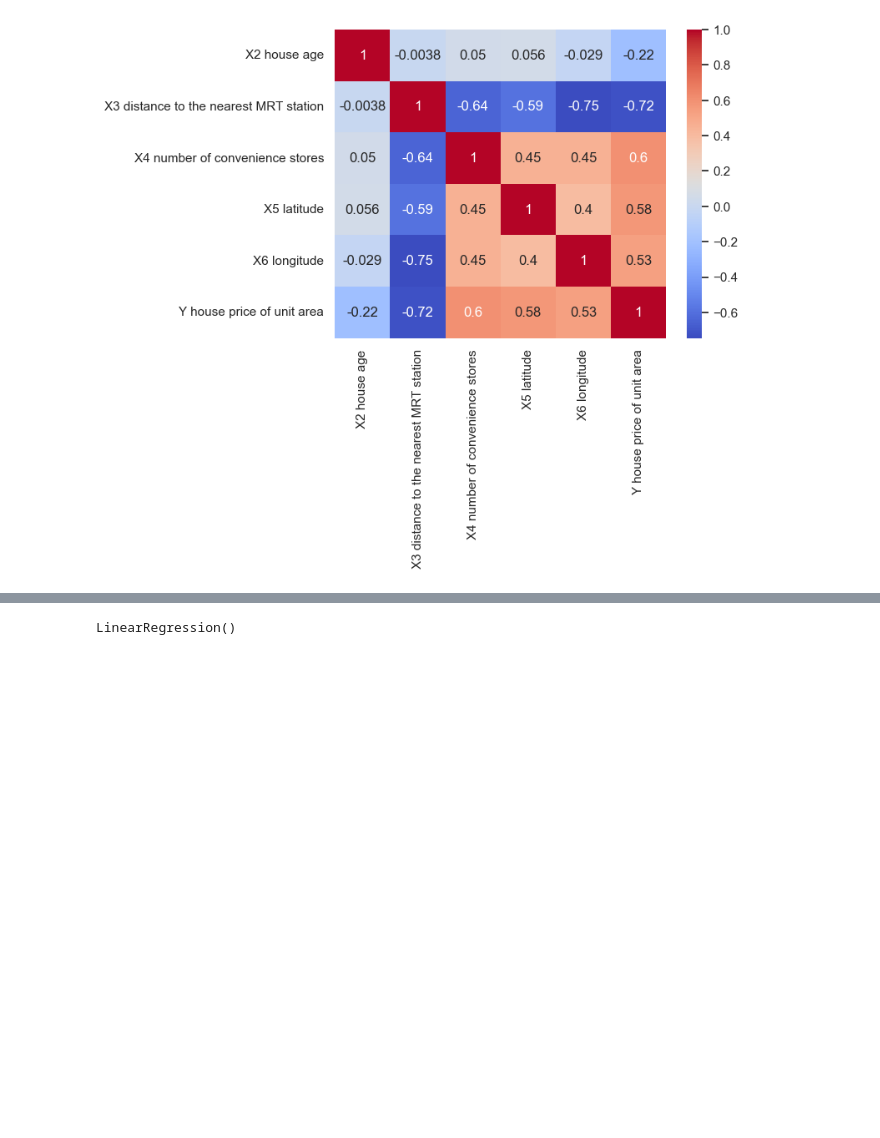
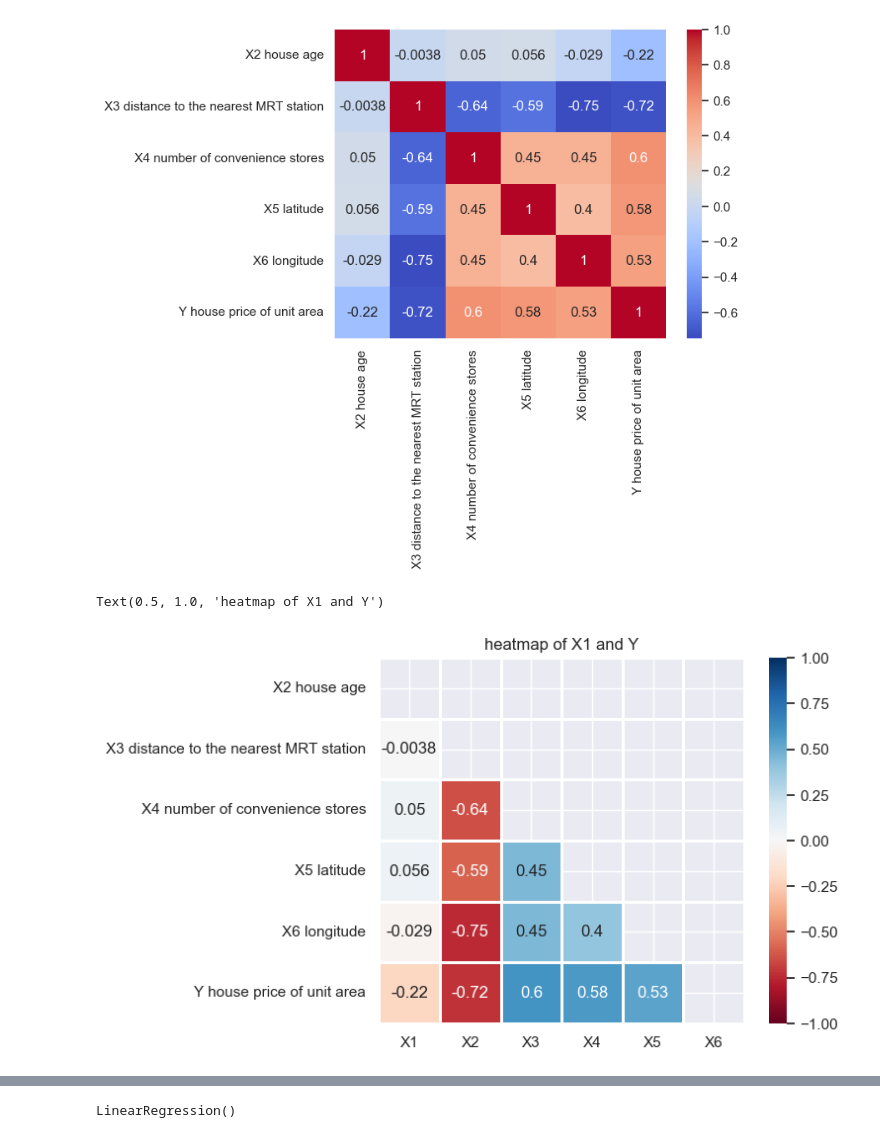
Before and after one commit to Hort-Hourpheng/Assignment, a Jupyter notebook: Data_Visualization_M080215.ipynb, the cells around one changed output, grey strips where cells are left out. Saved outputs shown, nothing was run; the diff lists cells and outputs as text; code cells hidden in the pictures; blank space fills up the shorter version.

```diff
--- a/Data_Visualization_M080215.ipynb
+++ b/Data_Visualization_M080215.ipynb
@@ -452,3 +479,23 @@ sns.heatmap(cr,annot=True,cmap="coolwarm")
 # %% [output]
 <Axes: >
 [figure]
+# %%
+matrix=np.triu(cr)
+sns.heatmap(
+    cr,
+    annot=True,
+    cmap="RdBu",
+    vmin=-1,
+    center=0,
+    vmax=1,
+    cbar=1,
+    linewidths=2,
+    square=True,
+    mask=matrix,
+    xticklabels=['X1','X2','X3','X4','X5','X6'],
+    yticklabels="auto"
+)
+plt.title("heatmap of X1 and Y")
+# %% [output]
+Text(0.5, 1.0, 'heatmap of X1 and Y')
+[figure, added]
```
Also changed, not shown: parts of 9 cells of this notebook, 2 other files.
